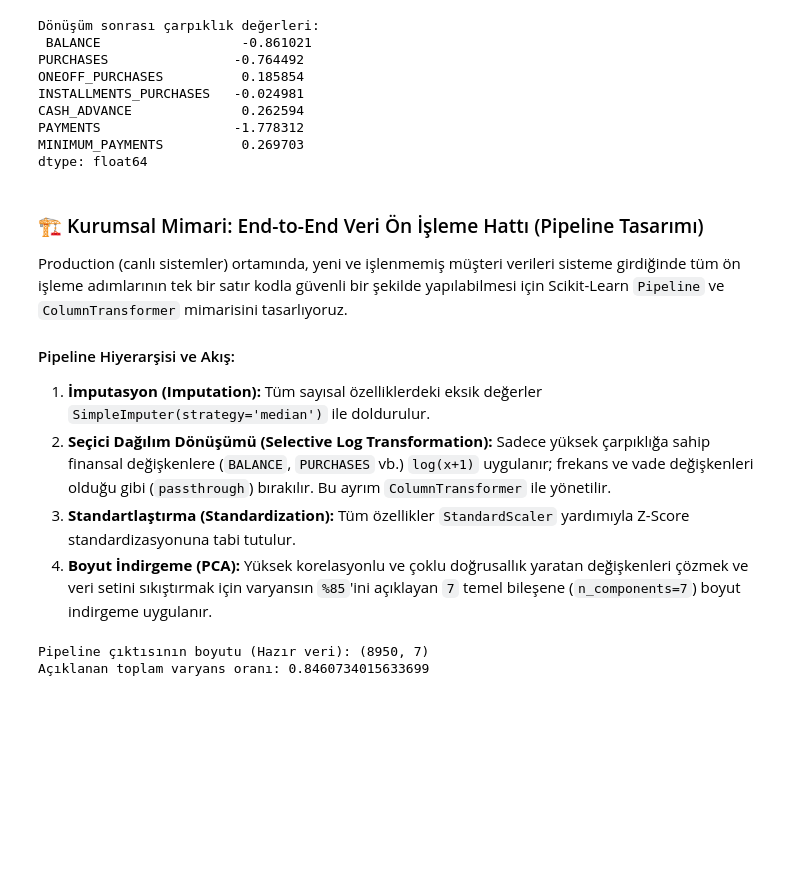
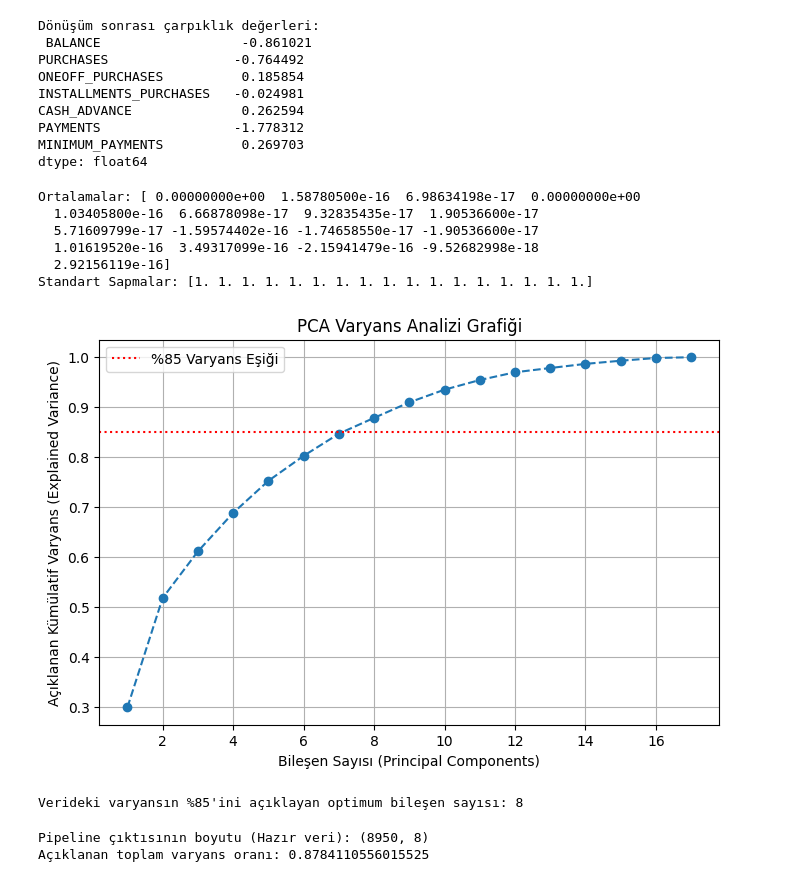
Before and after one commit to rana42s/MusteriSeg, a Jupyter notebook: eda_notebook.ipynb, the cells around one changed output. Drawn from its saved outputs; the diff is of its cells as text; code cells hidden in the pictures; blank space fills up the shorter version.

Commit message:
Kullanıcının güncellediği notebook ve kodlar

```diff
--- a/eda_notebook.ipynb
+++ b/eda_notebook.ipynb
@@ -365,16 +365,52 @@ CASH_ADVANCE              0.262594
 PAYMENTS                 -1.778312
 MINIMUM_PAYMENTS          0.269703
 dtype: float64
-# %% [markdown]
-### 🏗️ Kurumsal Mimari: End-to-End Veri Ön İşleme Hattı (Pipeline Tasarımı)
-
-Production (canlı sistemler) ortamında, yeni ve işlenmemiş müşteri verileri sisteme girdiğinde tüm ön işleme adımlarının tek bir satır kodla güvenli bir şekilde yapılabilmesi için Scikit-Learn `Pipeline` ve `ColumnTransformer` mimarisini tasarlıyoruz.
-
-#### Pipeline Hiyerarşisi ve Akış:
-1. **İmputasyon (Imputation):** Tüm sayısal özelliklerdeki eksik değerler `SimpleImputer(strategy='median')` ile doldurulur.
-2. **Seçici Dağılım Dönüşümü (Selective Log Transformation):** Sadece yüksek çarpıklığa sahip finansal değişkenlere (`BALANCE`, `PURCHASES` vb.) `log(x+1)` uygulanır; frekans ve vade değişkenleri olduğu gibi (`passthrough`) bırakılır. Bu ayrım `ColumnTransformer` ile yönetilir.
-3. **Standartlaştırma (Standardization):** Tüm özellikler `StandardScaler` yardımıyla Z-Score standardizasyonuna tabi tutulur.
-4. **Boyut İndirgeme (PCA):** Yüksek korelasyonlu ve çoklu doğrusallık yaratan değişkenleri çözmek ve veri setini sıkıştırmak için varyansın `%85`'ini açıklayan `7` temel bileşene (`n_components=7`) boyut indirgeme uygulanır.
+# %%
+from sklearn.preprocessing import StandardScaler
+
+scaler = StandardScaler()
+
+# Tüm sayısal özellikleri aynı ölçek düzlemine getiriyoruz
+X_scaled = scaler.fit_transform(X)
+
+# Kontrol: Tüm kolonların ortalamasının ~0, standart sapmasının ~1 olması gerekir
+print("Ortalamalar:", np.mean(X_scaled, axis=0))
+print("Standart Sapmalar:", np.std(X_scaled, axis=0))
+# %% [output]
+Ortalamalar: [ 0.00000000e+00  1.58780500e-16  6.98634198e-17  0.00000000e+00
+  1.03405800e-16  6.66878098e-17  9.32835435e-17  1.90536600e-17
+  5.71609799e-17 -1.59574402e-16 -1.74658550e-17 -1.90536600e-17
+  1.01619520e-16  3.49317099e-16 -2.15941479e-16 -9.52682998e-18
+  2.92156119e-16]
+Standart Sapmalar: [1. 1. 1. 1. 1. 1. 1. 1. 1. 1. 1. 1. 1. 1. 1. 1. 1.]
+# %%
+from sklearn.decomposition import PCA
+import matplotlib.pyplot as plt
+
+# Önce maksimum bileşen sayısı ile PCA'i başlatıyoruz
+pca = PCA(random_state=42)
+pca.fit(X_scaled)
+
+# Kümülatif varyans açıklama oranını hesaplıyoruz
+cumulative_variance = np.cumsum(pca.explained_variance_ratio_)
+
+# Dirsek noktasını bulmak için grafik çiziyoruz
+plt.figure(figsize=(8, 5))
+plt.plot(range(1, len(cumulative_variance) + 1), cumulative_variance, marker='o', linestyle='--')
+plt.axhline(y=0.85, color='r', linestyle=':', label='%85 Varyans Eşiği')
+plt.xlabel('Bileşen Sayısı (Principal Components)')
+plt.ylabel('Açıklanan Kümülatif Varyans (Explained Variance)')
+plt.title('PCA Varyans Analizi Grafiği')
+plt.legend()
+plt.grid()
+plt.show()
+
+# %80 veya %85 varyansı açıklayan optimum bileşen sayısını seçiyoruz
+optimum_components = np.where(cumulative_variance >= 0.85)[0][0] + 1
+print(f"Verideki varyansın %85'ini açıklayan optimum bileşen sayısı: {optimum_components}")
+# %% [output]
+[figure, added]
+Verideki varyansın %85'ini açıklayan optimum bileşen sayısı: 8
 # %%
 from sklearn.pipeline import Pipeline
 from sklearn.preprocessing import FunctionTransformer, StandardScaler
@@ -385,6 +421,7 @@ import numpy as np
 import pandas as pd
 
 # 1. Ham veri setini sıfırdan yüklüyoruz
+# (Sizin projenizdeki gerçek veri dosyası olan "Customer_Data.csv" kullanıldı)
 raw_df = pd.read_csv("Customer_Data.csv").set_index('CUST_ID')
 
 # 2. Log dönüşümü yapılacak ve yapılmayacak kolonları belirliyoruz
@@ -394,7 +431,7 @@ cols_to_log = [
 ]
 cols_other = [col for col in raw_df.columns if col not in cols_to_log]
 
-# 3. Alt pipeline bileşenlerini kuruyoruz
+# 3. Alt pipeline bileşenlerini kuruyoruz (İmputasyon + Seçici Log Dönüşümü)
 log_pipeline = Pipeline([
     ('imputer', SimpleImputer(strategy='median')),
     ('log', FunctionTransformer(np.log1p, validate=False))
@@ -415,7 +452,7 @@ col_transformer = ColumnTransformer(
 preprocessing_pipeline = Pipeline([
     ('features', col_transformer),
     ('scaler', StandardScaler()),
-    ('pca', PCA(n_components=7, random_state=42))
+    ('pca', PCA(n_components=8, random_state=42))
 ])
 
 # 5. Ham veri setini sıfırdan pipeline'a sokuyoruz
@@ -424,5 +461,5 @@ X_final_prepared = preprocessing_pipeline.fit_transform(raw_df)
 print("Pipeline çıktısının boyutu (Hazır veri):", X_final_prepared.shape)
 print("Açıklanan toplam varyans oranı:", np.sum(preprocessing_pipeline.named_steps['pca'].explained_variance_ratio_))
 # %% [output]
-Pipeline çıktısının boyutu (Hazır veri): (8950, 7)
-Açıklanan toplam varyans oranı: 0.8460734015633699
+Pipeline çıktısının boyutu (Hazır veri): (8950, 8)
+Açıklanan toplam varyans oranı: 0.8784110556015525
```
Also changed, not shown: parts of 1 cell of this notebook, 1 other file.
